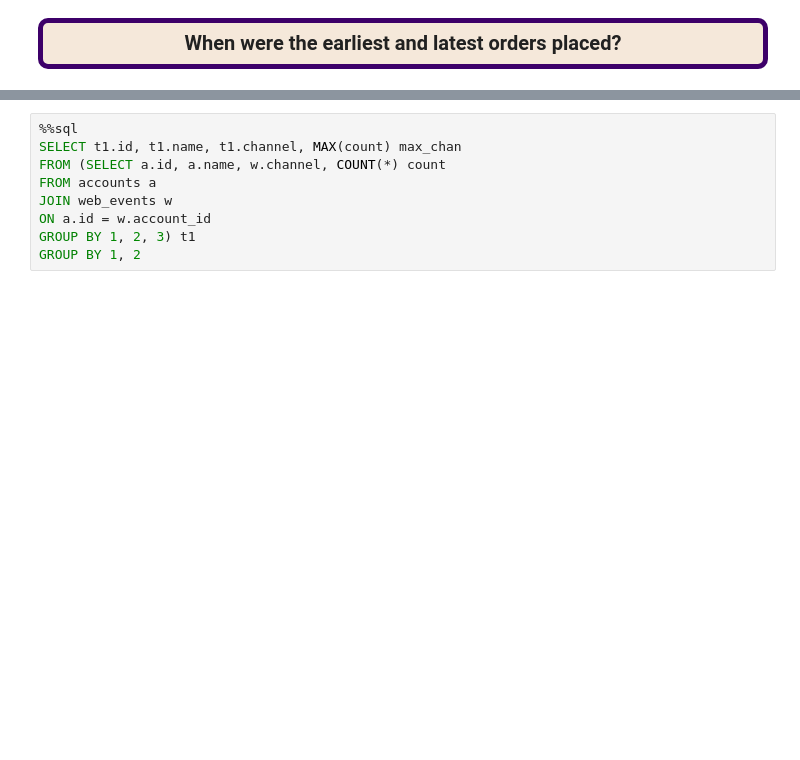
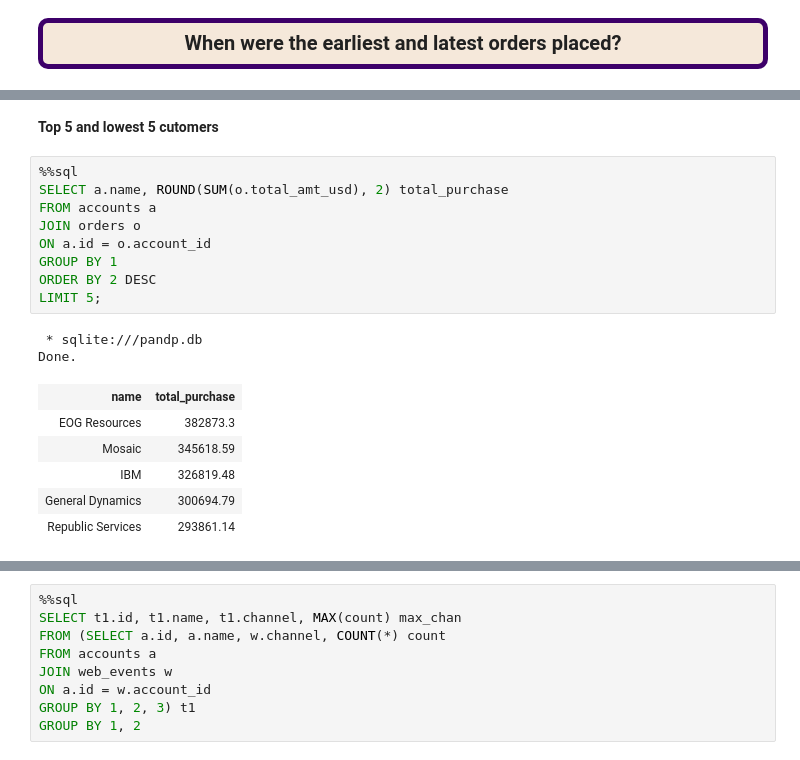
Before and after one commit to BuhariS/Interrogation-of-the-Parch-Posey-Database, a Jupyter notebook: Interrogation of the Parch & Posey Database.ipynb, the cells around one changed output, grey strips where cells are left out. Drawn from its saved outputs; the diff is of its cells as text; blank space fills up the shorter version.

```diff
--- a/Interrogation of the Parch & Posey Database.ipynb
+++ b/Interrogation of the Parch & Posey Database.ipynb
@@ -613,0 +325,20 @@ The earliest recorded order was placed in December 2013 and the most recent orde
+# %% [markdown]
+**Top 5 and lowest 5 cutomers**
+# %%
+%%sql
+SELECT a.name, ROUND(SUM(o.total_amt_usd), 2) total_purchase
+FROM accounts a
+JOIN orders o
+ON a.id = o.account_id
+GROUP BY 1
+ORDER BY 2 DESC
+LIMIT 5;
+# %% [output]
+ * sqlite:///pandp.db
+Done.
+| name | total_purchase |
+| EOG Resources | 382873.3 |
+| Mosaic | 345618.59 |
+| IBM | 326819.48 |
+| General Dynamics | 300694.79 |
+| Republic Services | 293861.14 |
```
Also changed, not shown: parts of 151 cells of this notebook.
